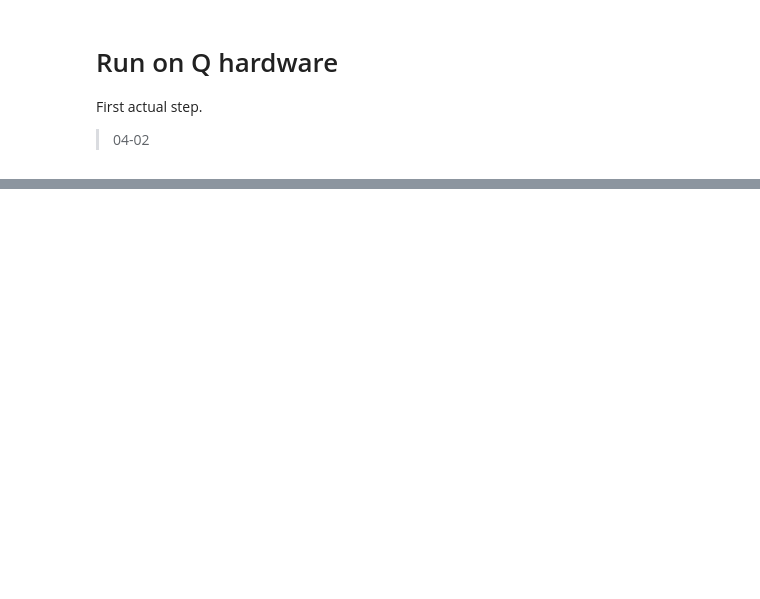
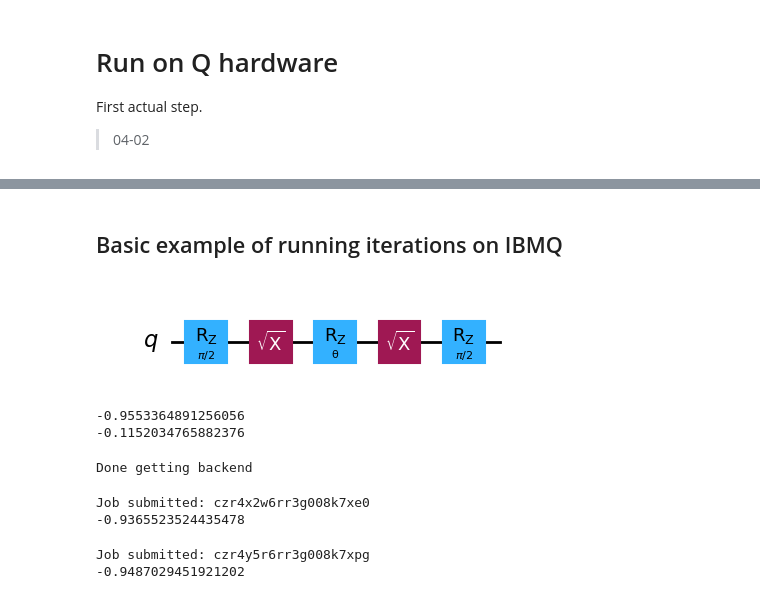
Before and after one commit to naglissul/qml, a Jupyter notebook: THESIS/R!-run-on-q-hardware/R1-run-on-q-hardware.ipynb, the cells around one changed output, grey strips where cells are left out. Drawn from its saved outputs; the diff is of its cells as text; code cells hidden in the pictures; blank space fills up the shorter version.

Commit message:
WIP VQE on IBMQ

```diff
--- a/THESIS/R!-run-on-q-hardware/R1-run-on-q-hardware.ipynb
+++ b/THESIS/R!-run-on-q-hardware/R1-run-on-q-hardware.ipynb
@@ -95,0 +96,53 @@ Optimal Energy: -1.8572750302023455
+# %% [markdown]
+## Basic example of running iterations on IBMQ
+# %%
+from qiskit import QuantumCircuit
+from qiskit.circuit import Parameter
+import numpy as np
+
+qc1 = QuantumCircuit(1)
+theta = Parameter('θ')
+
+qc1.rz(np.pi/2, 0)
+qc1.sx(0)
+qc1.rz(theta, 0)
+qc1.sx(0)
+qc1.rz(np.pi/2, 0)
+
+qc1.draw(output='mpl')
+# %% [output]
+[figure, added]
+# %%
+from qiskit.primitives import StatevectorEstimator as EstimatorSim
+from qiskit.quantum_info import Pauli
+
+estimator_sim = EstimatorSim()
+observable = Pauli("Z")
+initial_params = [0.3]
+
+job = estimator_sim.run(
+        [(qc1, observable, initial_params)],
+    )
+result = job.result()[0].data.evs
+print(result)
+
+result = result - 0.5
+job = estimator_sim.run(
+        [(qc1, observable, [result])],
+    )
+result = job.result()[0].data.evs
+print(result)
+# %% [output]
+-0.9553364891256056
+-0.1152034765882376
+# %%
+from qiskit import transpile
+from qiskit_ibm_runtime import QiskitRuntimeService
+from qiskit_ibm_runtime import EstimatorV2 as Estimator
+
+backend_name = "ibm_brisbane"
+service = QiskitRuntimeService()
+backend = service.backend(backend_name)
+print("Done getting backend")
+# %% [output]
+Done getting backend
@@ -95,0 +158,26 @@ Optimal Energy: -1.8572750302023455
+# %%
+# not using transpiled
+initial_params = [0.3]
+
+job2 = estimator.run([(qc1, Pauli("Z"), initial_params)])
+print(f"Job submitted: {job2.job_id()}")
+
+# Wait for the job to complete
+result = job2.result()
+print(result[0].data.evs)
+# %% [output]
+Job submitted: czr4x2w6rr3g008k7xe0
+-0.9365523524435478
+# %%
+
+initial_params = [0.3]
+
+job2 = estimator.run([(transpiled_qcs[0], observable, initial_params)])
+print(f"Job submitted: {job2.job_id()}")
+
+# Wait for the job to complete
+result = job2.result()
+print(result[0].data.evs)
+# %% [output]
+Job submitted: czr4y5r6rr3g008k7xpg
+-0.9487029451921202
```
Also changed, not shown: parts of 11 cells of this notebook.
